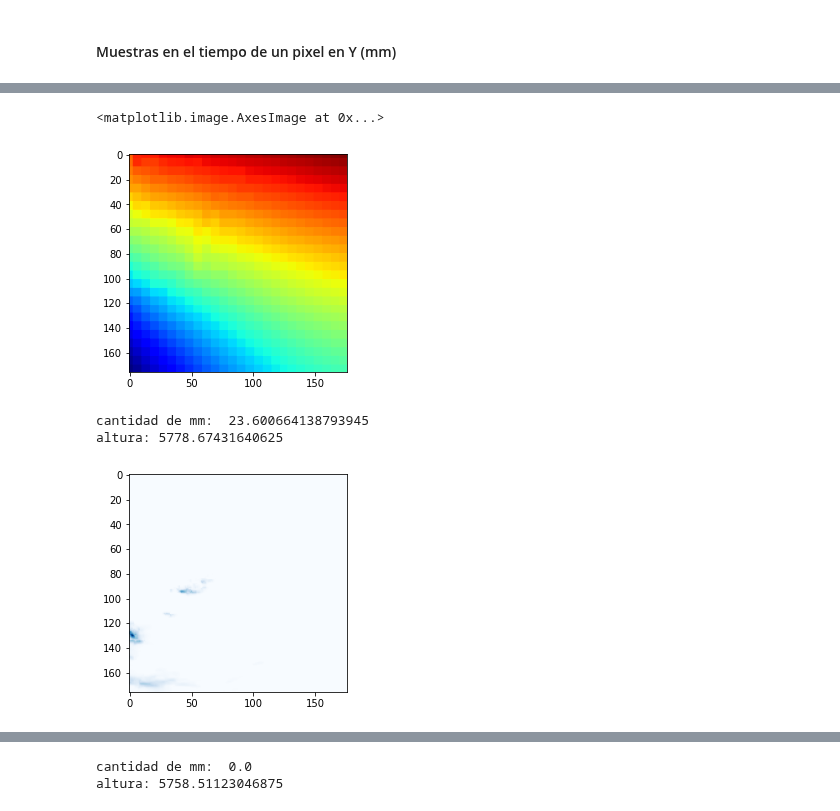
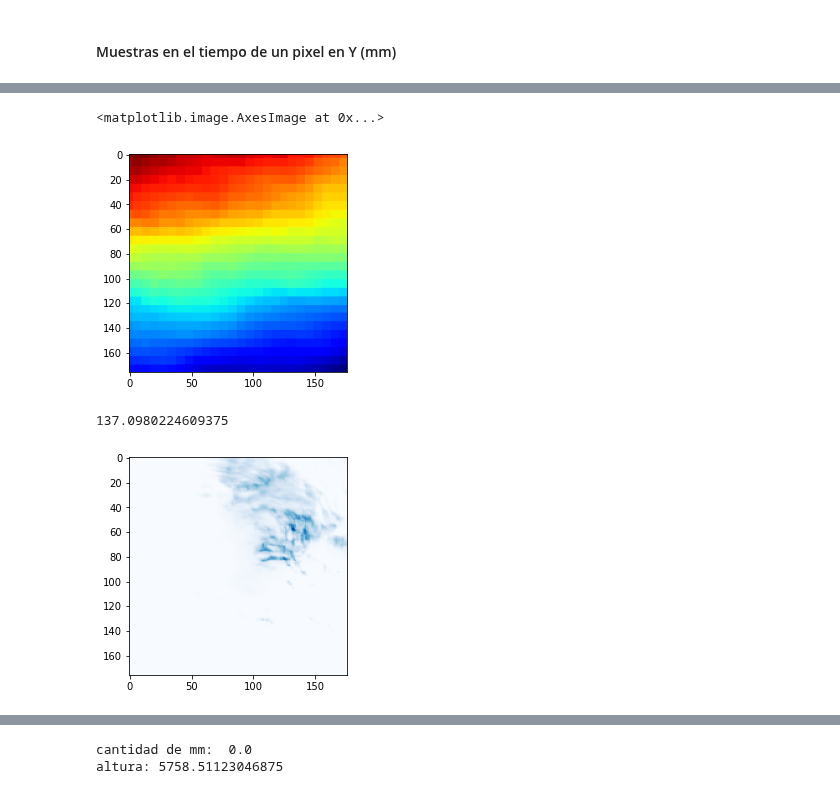
Before and after one commit to JFC95/ProyectoIntegrador_Weather, a Jupyter notebook: Notebooks/check_Dataset.ipynb, the cells around one changed output, grey strips where cells are left out. Saved outputs shown, nothing was run; the diff lists cells and outputs as text; code cells hidden in the pictures.

```diff
--- a/Notebooks/check_Dataset.ipynb
+++ b/Notebooks/check_Dataset.ipynb
@@ -66,5 +12,5 @@ plt.show()
 # %%
-X_dir_SN = "/opt/datos/dataset/sin_normalizar/X.npy"
+X_dir_SN = "/opt/datos/dataset/sin_normalizar/X_test.npy"
 X_SN = np.load(X_dir_SN)
 
 print("X: %s" %str(X_SN.shape))
@@ -117,18 +111,11 @@ plt.show()
 # %%
-plt.imshow(z_500_SN[17],cmap = 'jet')
+plt.imshow(z_500_SN[84],cmap = 'jet')
 # %% [output]
 <matplotlib.image.AxesImage at 0x...>
-[figure, old version]
+[figure, new version]
 # %%
-## con lluvia
-plt.imshow(Y[1500],cmap = 'Blues')
-#print(Y[1500].max())
-#print(np.where(Y[1500] == Y[1500].max()))
-print("cantidad de mm: ",Y[1500,130,2])
-#print(Y.shape)
-
-print("altura:",z_500_SN[1500,130,2])
+plt.imshow(Y[84],cmap = 'Blues')
+print(Y[84].max())
 # %% [output]
-cantidad de mm:  23.600664138793945
-altura: 5778.67431640625
+137.0980224609375
-[figure, old version]
+[figure, new version]
```
Also changed, not shown: parts of 24 cells of this notebook.
